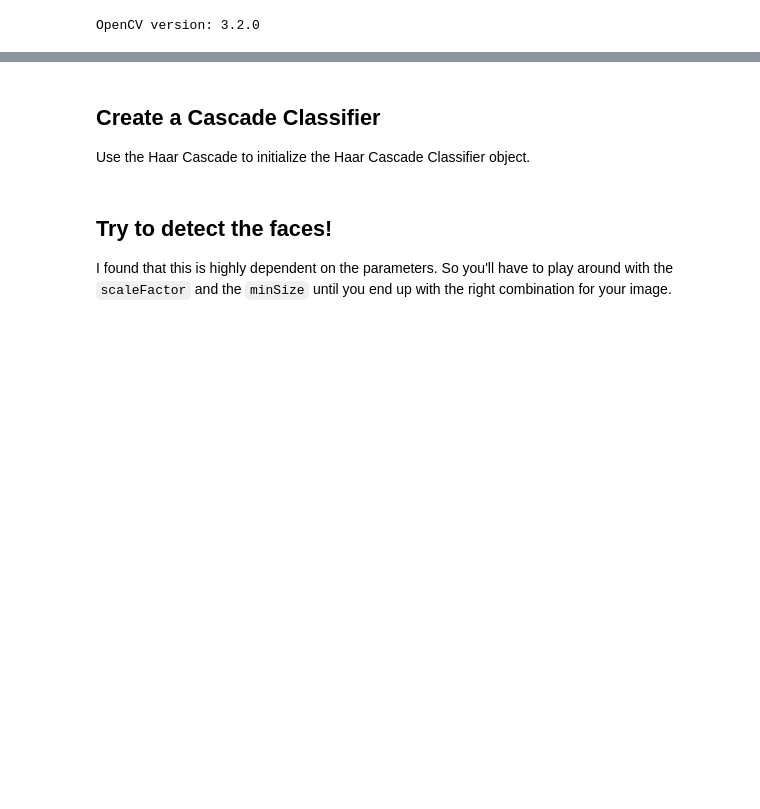
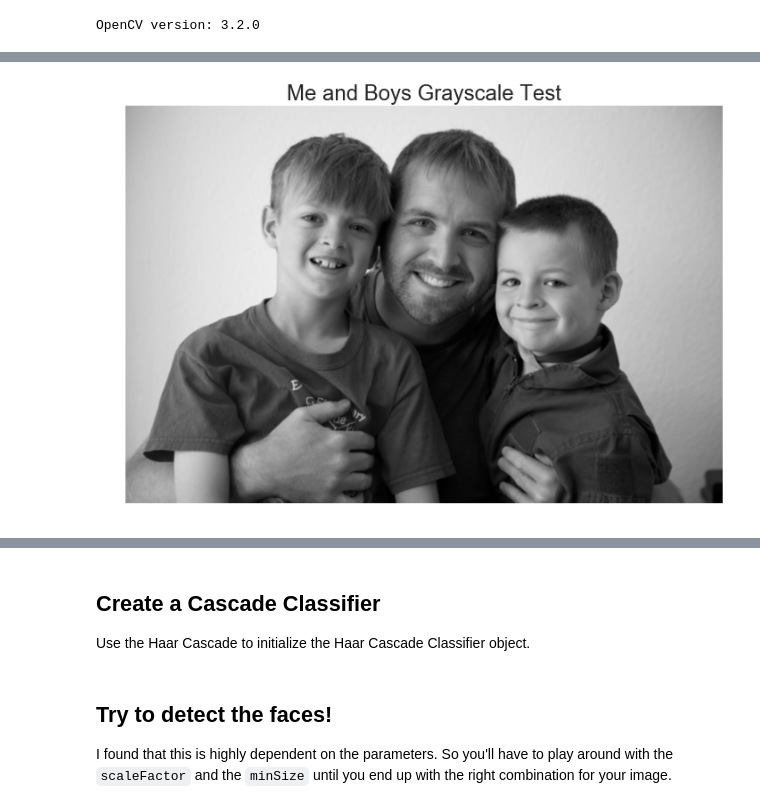
Before and after one commit to mikelane/FaceRecognition, a Jupyter notebook: Cascade_Face_Detection/Haar_Cascade_Face_Detection.ipynb, the cells around one changed output, grey strips where cells are left out. Saved outputs shown, nothing was run; the diff lists cells and outputs as text; code cells hidden in the pictures; blank space fills up the shorter version.

```diff
--- a/Cascade_Face_Detection/Haar_Cascade_Face_Detection.ipynb
+++ b/Cascade_Face_Detection/Haar_Cascade_Face_Detection.ipynb
@@ -39,0 +40,4 @@ show_image(img=gray, title='Grayscale Test', cmap='gray')
+# %%
+show_image(img=gray_me_and_boys, title='Me and Boys Grayscale Test', cmap='gray')
+# %% [output]
+[figure, added]
```
Also changed, not shown: parts of 17 cells of this notebook, 1 other file.
